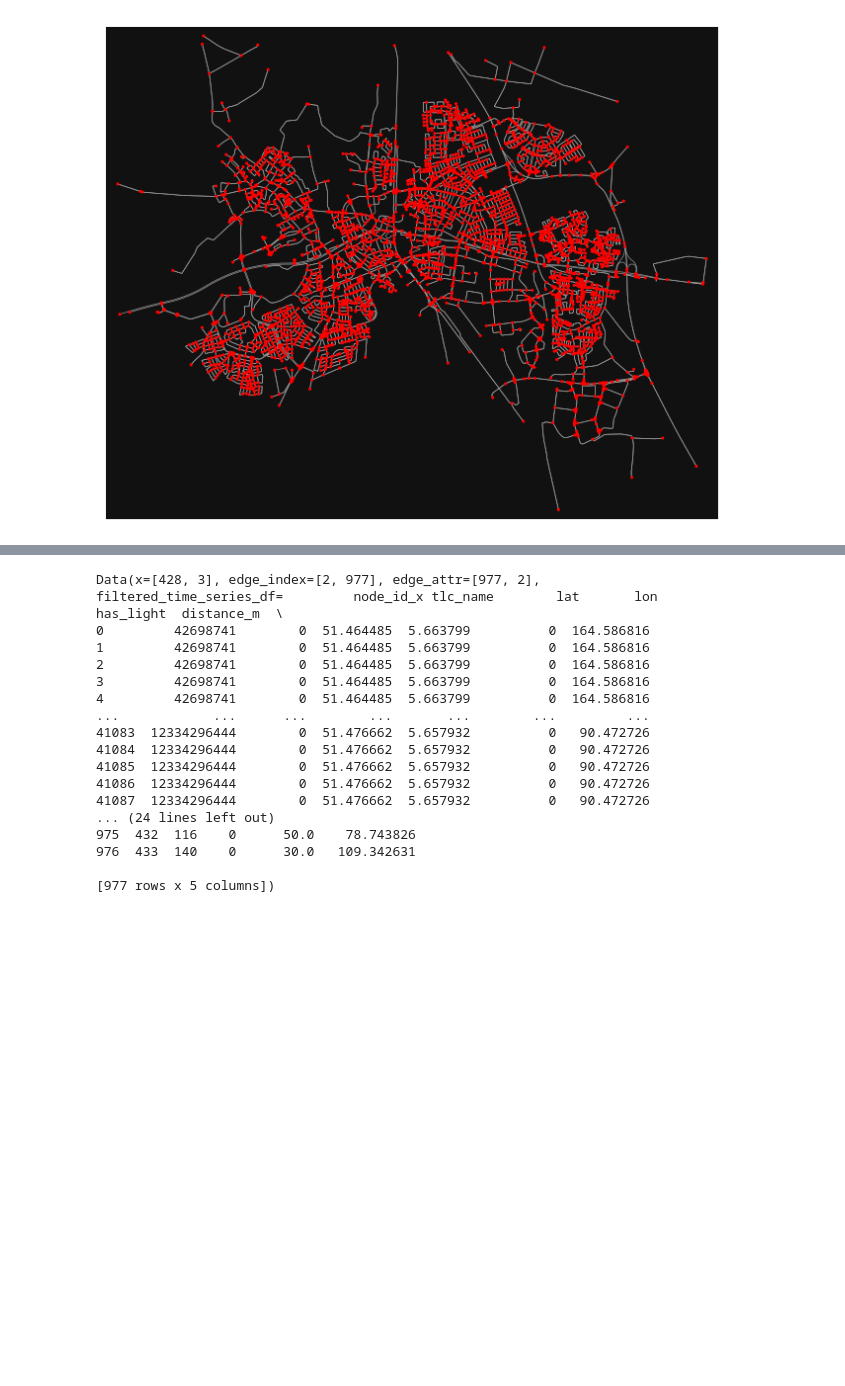
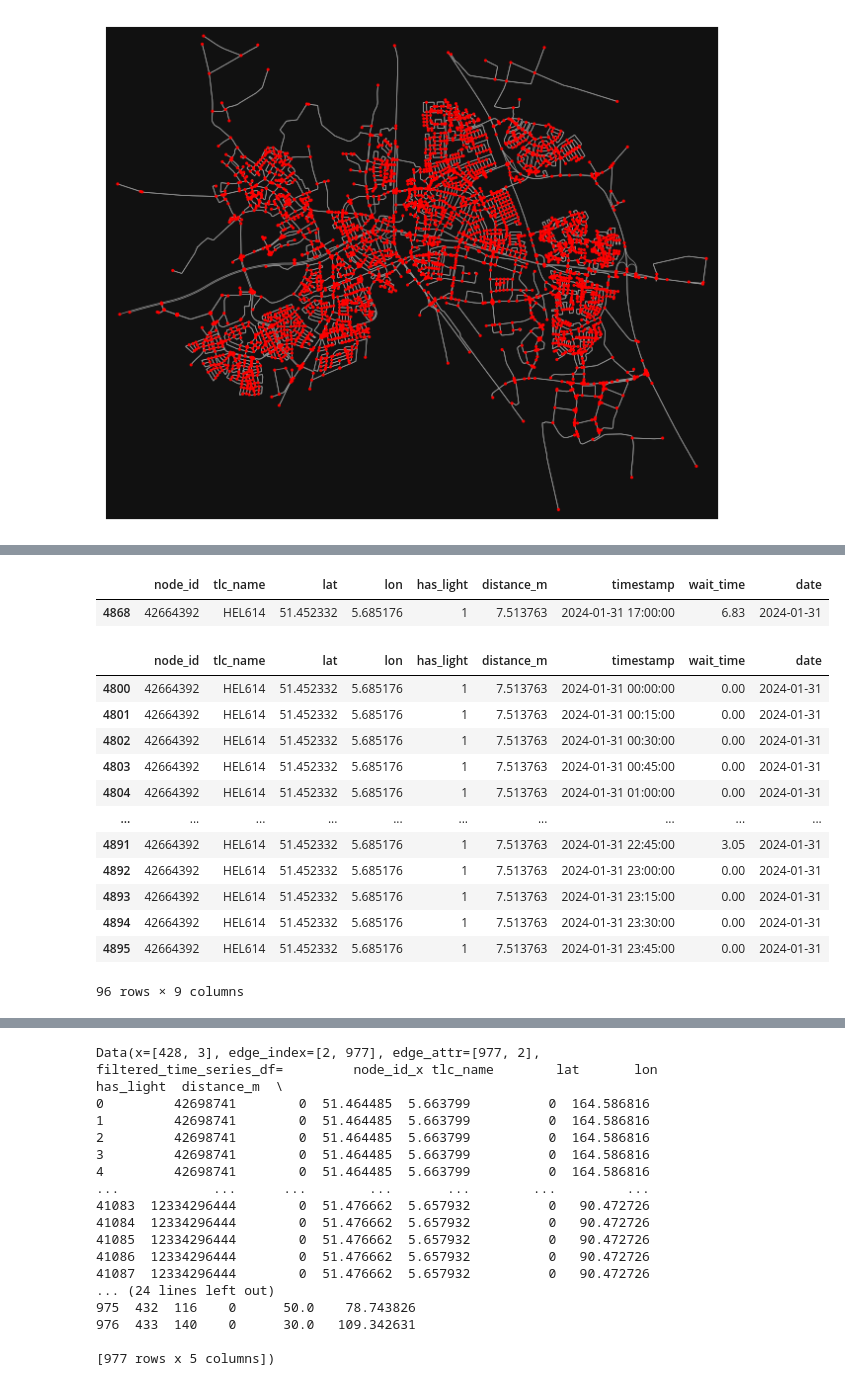
Before and after one commit to Floor99/thesis_ambulance_optimization, a Jupyter notebook: jens_testing.ipynb, the cells around one changed output, grey strips where cells are left out. Cells and saved outputs as stored; diff of their text form; code cells hidden in the pictures; blank space fills up the shorter version.

```diff
--- a/jens_testing.ipynb
+++ b/jens_testing.ipynb
@@ -452,0 +461,4 @@ edges
+# %%
+import pandas as pd
+
+time_series = pd.read_parquet("data/processed/node_features.parquet")
@@ -452,0 +514,24 @@ edges
+# %%
+mini_df = time_series[4800:(4800+96)]
+# %%
+mini_df[mini_df['timestamp']=='2024-01-31 17:00:00']
+# %% [output]
+|  | node_id | tlc_name | lat | lon | has_light | distance_m | timestamp | wait_time | date |
+| 4868 | 42664392 | HEL614 | 51.452332 | 5.685176 | 1 | 7.513763 | 2024-01-31 17:00:00 | 6.83 | 2024-01-31 |
+# %%
+mini_df.loc[:,'date'] = mini_df['timestamp'].dt.date
+mini_df
+# %% [output]
+|  | node_id | tlc_name | lat | lon | has_light | distance_m | timestamp | wait_time | date |
+| 4800 | 42664392 | HEL614 | 51.452332 | 5.685176 | 1 | 7.513763 | 2024-01-31 00:00:00 | 0.00 | 2024-01-31 |
+| 4801 | 42664392 | HEL614 | 51.452332 | 5.685176 | 1 | 7.513763 | 2024-01-31 00:15:00 | 0.00 | 2024-01-31 |
+| 4802 | 42664392 | HEL614 | 51.452332 | 5.685176 | 1 | 7.513763 | 2024-01-31 00:30:00 | 0.00 | 2024-01-31 |
+| 4803 | 42664392 | HEL614 | 51.452332 | 5.685176 | 1 | 7.513763 | 2024-01-31 00:45:00 | 0.00 | 2024-01-31 |
+| 4804 | 42664392 | HEL614 | 51.452332 | 5.685176 | 1 | 7.513763 | 2024-01-31 01:00:00 | 0.00 | 2024-01-31 |
+| ... | ... | ... | ... | ... | ... | ... | ... | ... | ... |
+| 4891 | 42664392 | HEL614 | 51.452332 | 5.685176 | 1 | 7.513763 | 2024-01-31 22:45:00 | 3.05 | 2024-01-31 |
+| 4892 | 42664392 | HEL614 | 51.452332 | 5.685176 | 1 | 7.513763 | 2024-01-31 23:00:00 | 0.00 | 2024-01-31 |
+| 4893 | 42664392 | HEL614 | 51.452332 | 5.685176 | 1 | 7.513763 | 2024-01-31 23:15:00 | 0.00 | 2024-01-31 |
+| 4894 | 42664392 | HEL614 | 51.452332 | 5.685176 | 1 | 7.513763 | 2024-01-31 23:30:00 | 0.00 | 2024-01-31 |
+| 4895 | 42664392 | HEL614 | 51.452332 | 5.685176 | 1 | 7.513763 | 2024-01-31 23:45:00 | 0.00 | 2024-01-31 |
+96 rows × 9 columns
```
Also changed, not shown: parts of 12 cells of this notebook, 8 other files.
